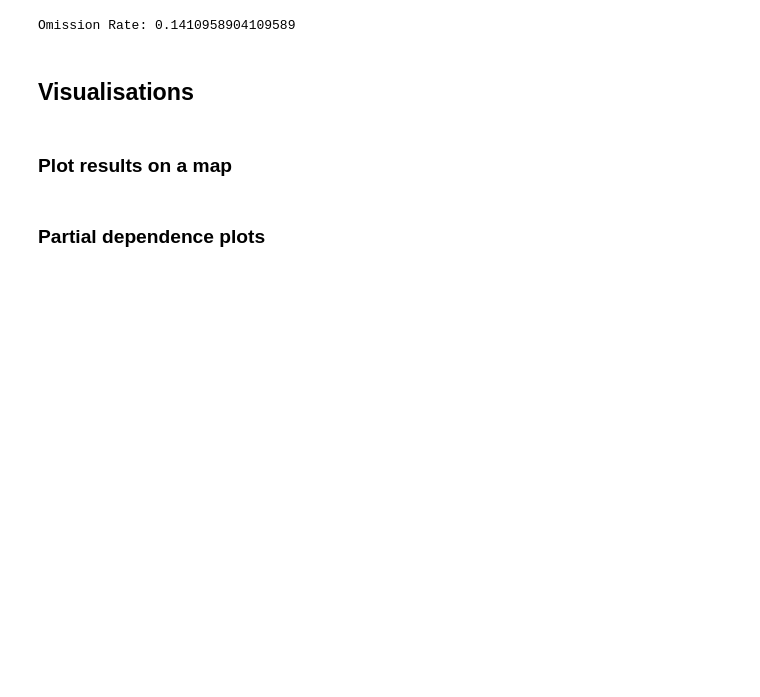
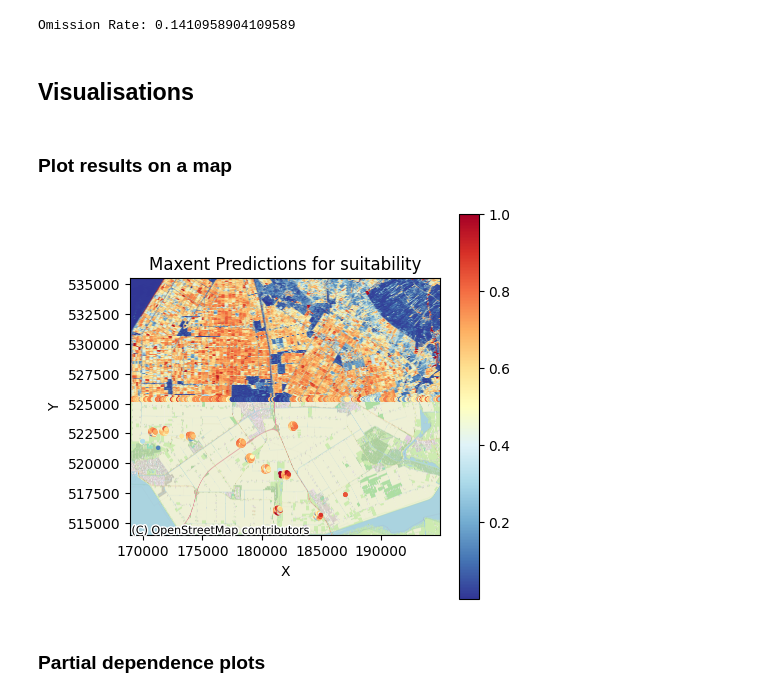
Before and after one commit to FAIRiCUBE/uc2-agriculture-biodiversity-nexus, a Jupyter notebook: measurer_test/elapid_maxent_example_with_measurer.ipynb, the cells around one changed output. Drawn from its saved outputs; the diff is of its cells as text; code cells hidden in the pictures; blank space fills up the shorter version.

```diff
--- a/measurer_test/elapid_maxent_example_with_measurer.ipynb
+++ b/measurer_test/elapid_maxent_example_with_measurer.ipynb
@@ -163,6 +160,11 @@ Omission Rate: 0.1410958904109589
 ### Plot results on a map
 # %%
 # Plot Predicted probabilities for the test data
+import matplotlib.pyplot as plt
+import contextily as ctx
+import rasterio
+from rasterio.transform import from_bounds
+
 test_data_with_coords = combined_data.iloc[features.index][['longitude', 'latitude']]
 gdf_test = gpd.GeoDataFrame(test_data_with_coords, geometry=gpd.points_from_xy(test_data_with_coords['longitude'], test_data_with_coords['latitude']), crs='EPSG:28992')
 
@@ -191,34 +193,36 @@ height = int((ymax - ymin) / resolution)
 raster_array = np.full((height, width), np.nan)
 
 # Raster grid coördinaten
 x_coords = np.linspace(xmin + resolution / 2, xmax - resolution / 2, width)
 y_coords = np.linspace(ymax - resolution / 2, ymin + resolution / 2, height)  # Omgekeerd voor rasterordening
 
 # Combineer de voorspellingen met coördinaten
 data_with_predictions = combined_data.copy()
 data_with_predictions['predicted_probabilities'] = predicted_probabilities
 
 # Vul het raster met de voorspellingen
 for _, row in data_with_predictions.iterrows():
     col = int((row['longitude'] - xmin) / resolution)
     row_idx = int((ymax - row['latitude']) / resolution)
     if 0 <= col < width and 0 <= row_idx < height:
         raster_array[row_idx, col] = row['predicted_probabilities']
 
 # Opslaan als .tif bestand
 transform = from_bounds(xmin, ymin, xmax, ymax, width, height)
 with rasterio.open(
-    'MaxEnt_outputs/MaxEnt_veldleeuwerik_arable.tif',
+    'output_elapid_maxent_veldleeuwerik_arable.tif',
     'w',
     driver='GTiff',
     height=height,
     width=width,
     count=1,
     dtype=raster_array.dtype,
     crs='EPSG:28992',
     transform=transform
 ) as dst:
     dst.write(raster_array, 1)
+# %% [output]
+[figure, added]
 # %% [markdown]
 ### Partial dependence plots
 # %%
```
Also changed, not shown: parts of 9 cells of this notebook, 4 other files.
